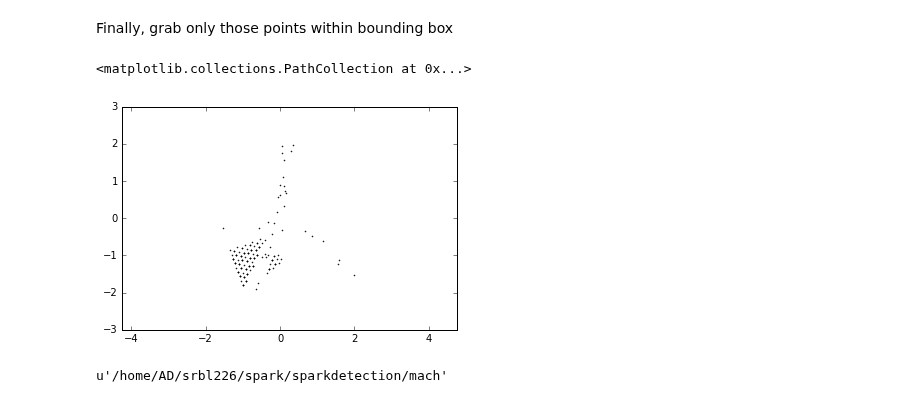
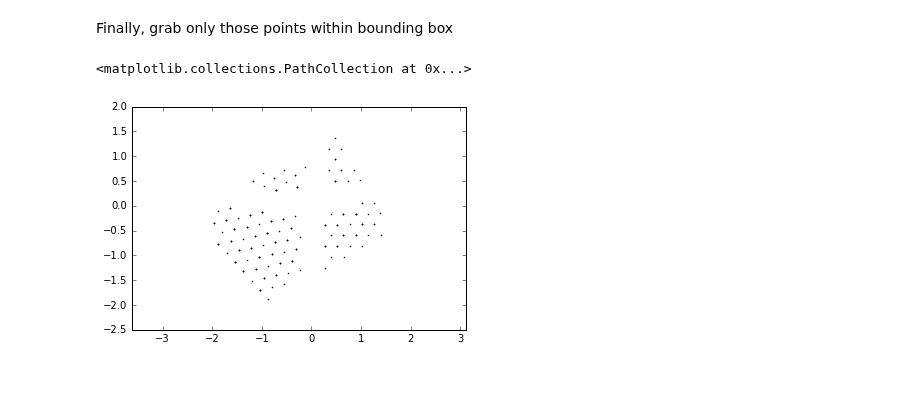
Before and after one commit to huskeypm/sparkdetection, a Jupyter notebook: mach/polymorph.ipynb, the cells around one changed output. Drawn from its saved outputs; the diff is of its cells as text; code cells hidden in the pictures.

```diff
--- a/mach/polymorph.ipynb
+++ b/mach/polymorph.ipynb
@@ -66,8 +66,12 @@ def GenIntersecting(nCuts=4,length=10.):
     daRange =[0,2*np.pi-eps]
 
     # randomize over 2pi
-    thetas = np.sort(np.random.rand(nCuts))
+    thetas = np.sort(np.random.normal(.25,.05,nCuts))
+    print thetas
     thetas = thetas*daRange[1]-thetas*daRange[0]
+    thetas[1] = thetas[1]+thetas[0]
+    thetas[2] = thetas[2]+thetas[1]
+    thetas[3] = thetas[3]+thetas[2]
     #print thetas
     coords = np.array([np.cos(thetas),np.sin(thetas)])
     coords = np.transpose(coords)
@@ -141,10 +146,10 @@ Adding this so it works with hexagonal Packing
 #### Just a demo to show how points are distributed within polygons
 # %%
 # safe for up to 4 regions
-colors = ['b','g','k','y']
+colors = ['r','r','r','r']
 
 
-plt.scatter(pts[:,0],pts[:,1],color='r')
+plt.scatter(pts[:,0],pts[:,1],color='b')
 for i in np.arange( len(polygons)) :
     region = polygons[i]
     #region *=50
@@ -270,6 +313,7 @@ interfacialPts *= 50
 # %%
 plt.axis('equal')
 allPassing = []
+
 for i in np.arange( len(polygons)) :
     region = polygons[i]
 
@@ -284,10 +328,15 @@ for i in np.arange( len(polygons)) :
     allPassing.append(passing)
 
 # add interface
-#plt.scatter( interfacialPts[:,0],interfacialPts[:,1],color='r'  )
+plt.scatter( interfacialPts[:,0],interfacialPts[:,1],color='b')
+
 #newInt = interfacialPts[::5]
 #plt.scatter(newInt[:,0],newInt[:,1],color='r'  )
-allPassing.append(interfacialPts)
+#fig.savefig('polymorphed.png', bbox_inches='tight', pad_inches=2)
+#fig.savefig("polymorphed.png")
+#allPassing.append(interfacialPts)
 
 allPassing = np.concatenate(allPassing)
+hereWeGo = dataCleaner(allPassing)
+myplot(hereWeGo)
 # %% [output]
@@ -311,22 +343,0 @@ polygons
-# %%
-plt.axis('equal')
-allPassing = []
-for i in np.arange( len(polygons)) :
-    region = polygons[i]
-
-    # create random xtal config
-    c = randrot(lattice)
-    c[:,1]-=16
-    c[:,0]-=8
-    c/=8
-    # displaying points within each respective region
-    passing = GetWithinPoly(region,c)
-    plt.scatter(passing[:,0],passing[:,1],color=colors[i%4]) # repeat every 4
-    allPassing.append(passing)
-
-# add interface
-newInt = interfacialPts[::5]
-plt.scatter(newInt[:,0],newInt[:,1],color='r'  )
-allPassing.append(newInt)
-
-allPassing = np.concatenate(allPassing)
@@ -337,20 +371,16 @@ Finally, grab only those points within bounding box
 # %%
 bounds = np.array([
   boundingBox[0,:],
   [boundingBox[0,0],boundingBox[1,1]],
   boundingBox[1,:],
   [boundingBox[1,0],boundingBox[0,1]],
   boundingBox[0,:]
 ])
 #print bounds
 
 plt.axis('equal')
 passing = GetWithinPoly(bounds,allPassing)
-plt.scatter(passing[:,0],passing[:,1],s=0.3)
+plt.scatter(passing[:,0],passing[:,1],s=.3)
 # %% [output]
 <matplotlib.collections.PathCollection at 0x...>
-[figure, old version]
+[figure, new version]
-# %%
-pwd
-# %% [output]
-u'/home/AD/srbl226/spark/sparkdetection/mach'
```
Also changed, not shown: parts of 19 cells of this notebook, 4 other files.
